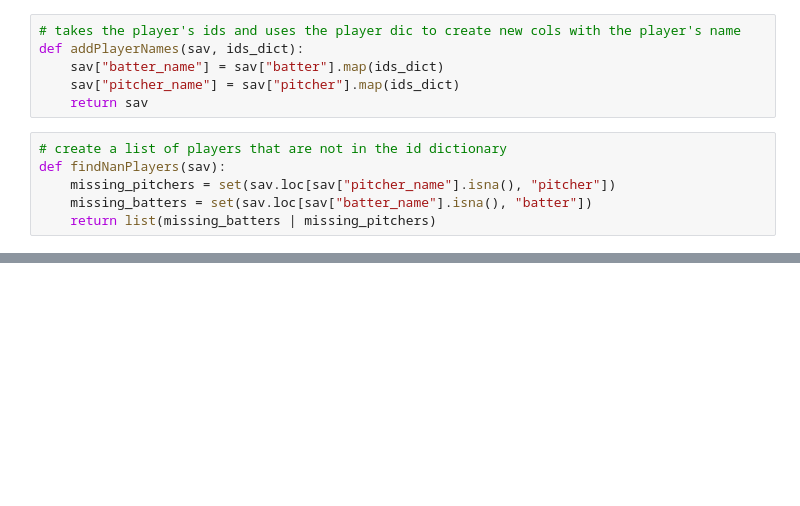
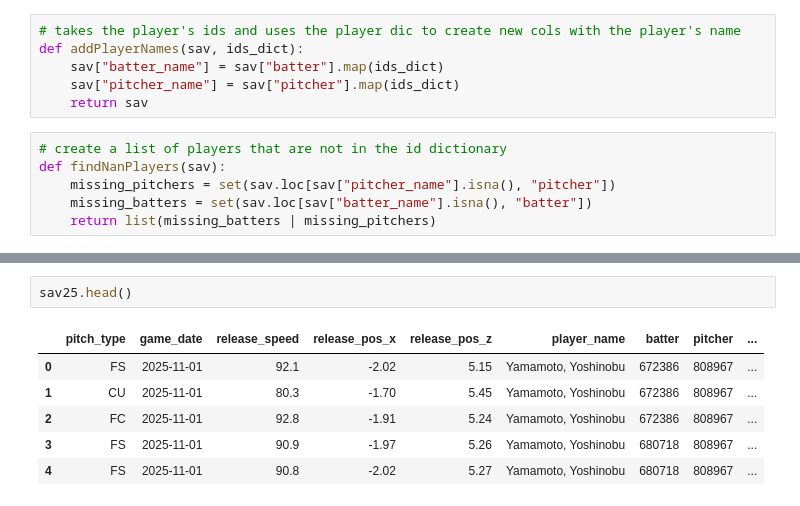
Before and after one commit to splitflappin/savant, a Jupyter notebook: player_ids.ipynb, the cells around one changed output, grey strips where cells are left out. Saved outputs shown, nothing was run; the diff lists cells and outputs as text; blank space fills up the shorter version.

```diff
--- a/player_ids.ipynb
+++ b/player_ids.ipynb
@@ -61,0 +54,9 @@ Found nothing for 592450
+# %%
+sav25.head()
+# %% [output]
+|  | pitch_type | game_date | release_speed | release_pos_x | release_pos_z | player_name | batter | pitcher | ... |
+| 0 | FS | 2025-11-01 | 92.1 | -2.02 | 5.15 | Yamamoto, Yoshinobu | 672386 | 808967 | ... |
+| 1 | CU | 2025-11-01 | 80.3 | -1.70 | 5.45 | Yamamoto, Yoshinobu | 672386 | 808967 | ... |
+| 2 | FC | 2025-11-01 | 92.8 | -1.91 | 5.24 | Yamamoto, Yoshinobu | 672386 | 808967 | ... |
+| 3 | FS | 2025-11-01 | 90.9 | -1.97 | 5.26 | Yamamoto, Yoshinobu | 680718 | 808967 | ... |
+| 4 | FS | 2025-11-01 | 90.8 | -2.02 | 5.27 | Yamamoto, Yoshinobu | 680718 | 808967 | ... |
```
Also changed, not shown: parts of 3 cells of this notebook, 1 other file.
